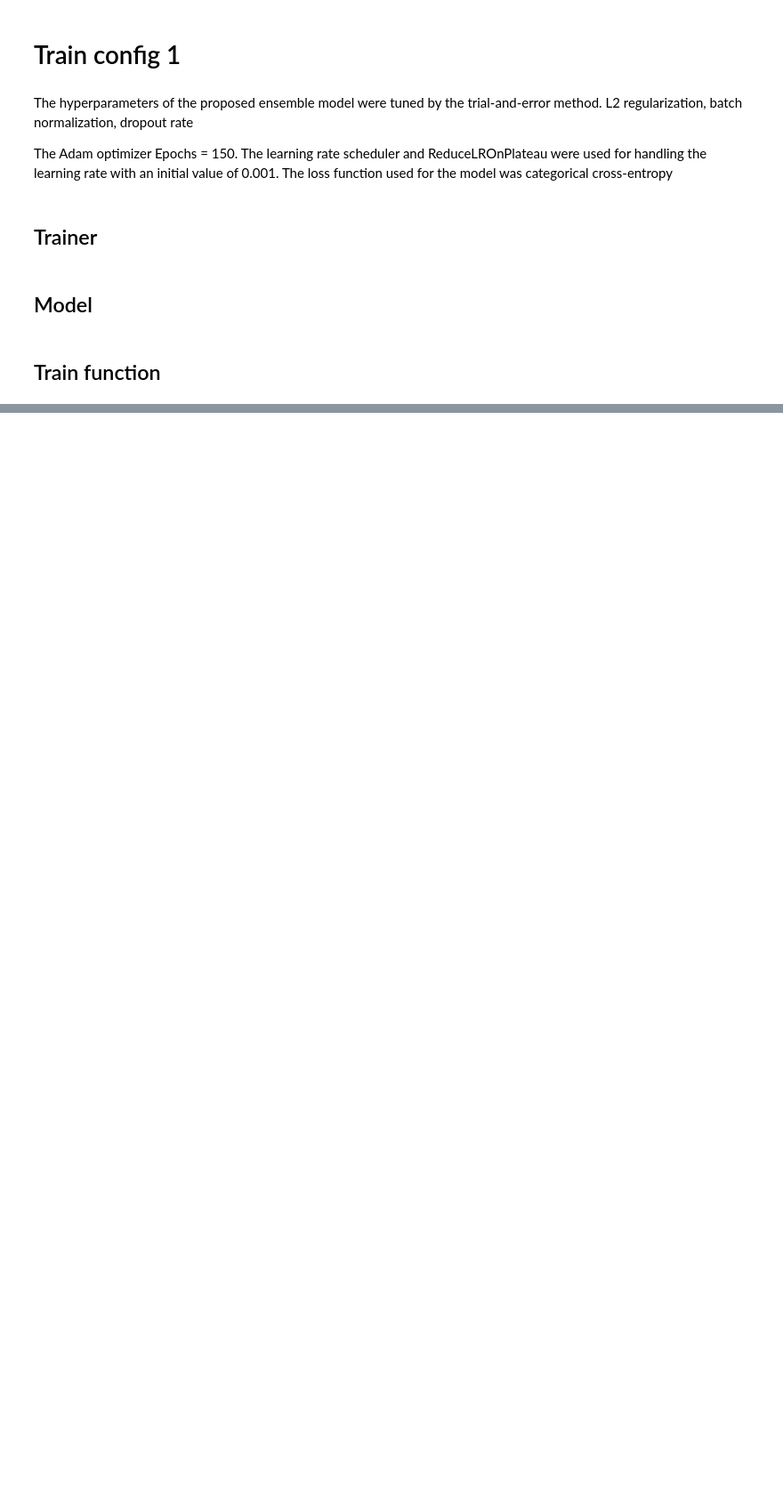
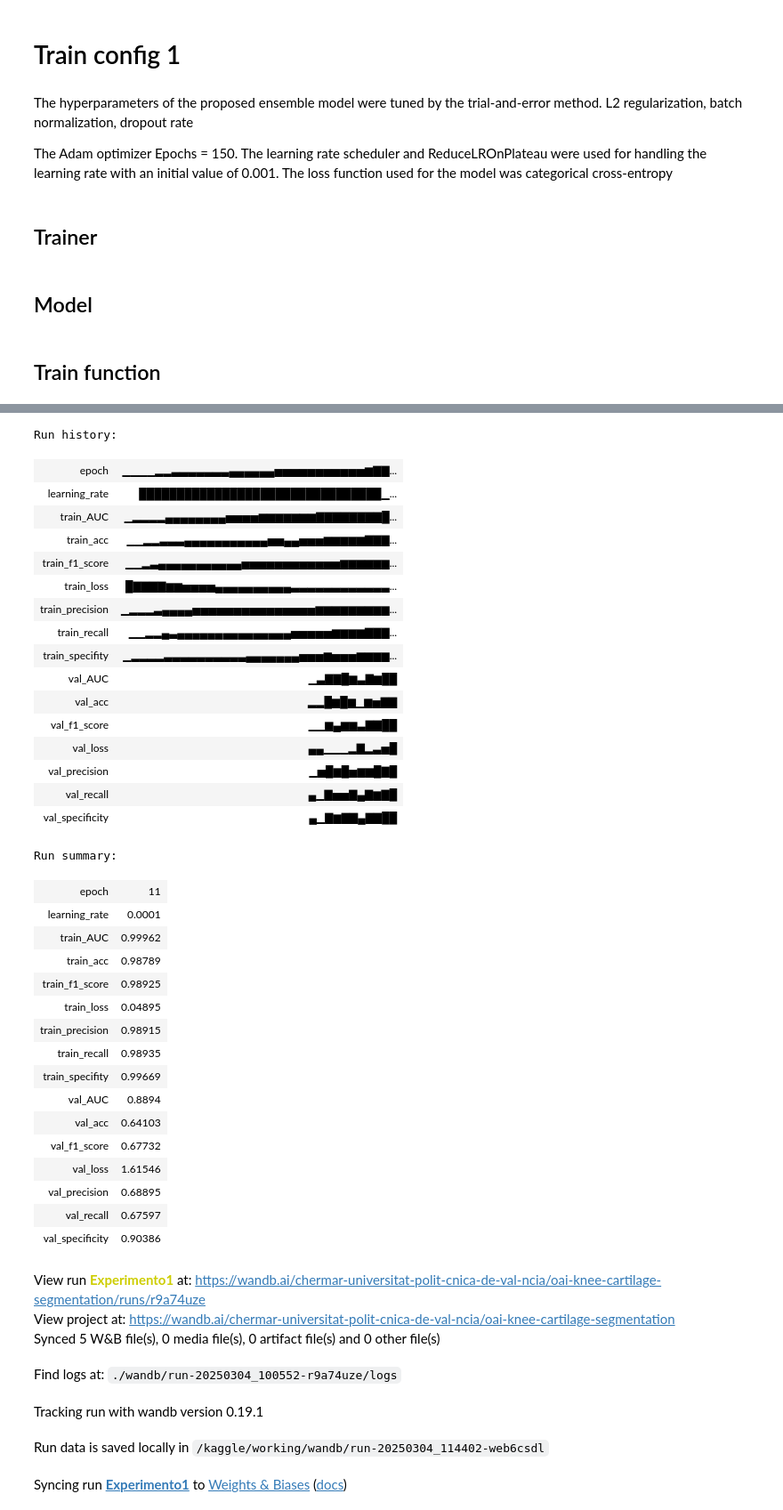
Before and after one commit to Tempus23/Radiography_TFG, a Jupyter notebook: Capitulo3.ipynb, the cells around one changed output, grey strips where cells are left out. Shown at 89% size. Cells and saved outputs as stored; diff of their text form; code cells hidden in the pictures; blank space fills up the shorter version.

Commit message:
Kaggle Notebook | experiment1 | Version 1

```diff
--- a/Capitulo3.ipynb
+++ b/Capitulo3.ipynb
@@ -318,14 +318,13 @@ from torchvision import transforms
 import matplotlib.pyplot as plt
 
 class DatasetExperiment1(Dataset):
-    def __init__(self, mode='train', batch_size=32, local = False, path = SPLIT_OAI_PATH):
+    def __init__(self, mode='train', batch_size=32, local = False, path = ''):
         """
         Args:
             mode (str): 'train', 'val' o 'test'.
             transform: Transformaciones de torchvision a aplicar a las imágenes.
         """
         assert mode in ['train', 'val', 'test'], "Mode must be 'train', 'val', or 'test'"
-
         if local:
             print("LOCAL MODE ENABLED")
 
@@ -814,7 +814,7 @@ def train_model(model, trainer, train_dataset, val_dataset, epochs=5, transform=
             # track hyperparameters and run metadata
             config={
                 "model": model.name,
-                "Batch_size": trainer.batch_size,
+                "Batch_size": train_dataset.batch_size,
                 "learning_rate": trainer.learning_rate,
                 "L1": trainer.L1,
                 "L2": trainer.L2,
@@ -953,17 +953,21 @@ def test_model(model, test_loader, trainer, device, wdb=False):
 
     trainer.restart_epoch(plot = True)
 # %%
-BATCH_SIZE = 10
+import os
+from torch.utils.data import DataLoader, Dataset
+from torchvision import transforms
+import matplotlib.pyplot as plt
+BATCH_SIZE = 128
 LEARNING_RATE = 0.001
 FACTOR = 0.1
 L1 = 0.00
-L2 = 0.00
+L2 = 0.0001
 PATIENCE = 5
 BETAS=(0.9, 0.999)
+DATASET_PATH = '/kaggle/input/aug-oai-capitulo3/augmented_oai'
+device = torch.device("cuda" if torch.cuda.is_available() else "cpu")
+train_dataset = DatasetExperiment1('train', batch_size=BATCH_SIZE, local=False, path = DATASET_PATH)
+val_dataset = DatasetExperiment1('val', batch_size=BATCH_SIZE, local=False, path = DATASET_PATH)
 
-device = torch.device("cuda" if torch.cuda.is_available() else "cpu")
-train_dataset = DatasetExperiment1('train', batch_size=BATCH_SIZE, local=True)
-val_dataset = DatasetExperiment1('val', batch_size=BATCH_SIZE, local=True)
-
-model = ResNet50Model(num_classes=len(dataset.classes), dropout_rate=0)
+model = ResNet50Model(num_classes=len(train_dataset.classes), dropout_rate=0)
 trainer = Classification(model, device, L1=L1, L2=L2, lr=LEARNING_RATE, patience=PATIENCE, factor=FACTOR, betas=BETAS)
@@ -973,2 +973,0 @@ LOCAL MODE ENABLED
-# %%
-train_model(model, trainer, train_dataset, val_dataset, epochs=4, device=device, save_model = "experimento1", name="Experimento1", wdb=False, local=True)
@@ -977,0 +982,5 @@ AttributeError: 'Classification' object has no attribute 'plot'
+# %%
+# Primera prueba para ver el entrenamiento
+# He probado antes en local para ver como alcanzaba un 100% de acc y 0.001 de loss con pocos datos
+train_model(model, trainer, train_dataset, val_dataset, epochs=40, device=device, save_model = "experimento1.1", name="Experimento1", wdb=True, local=False)
+# %% [output]
@@ -977,0 +988,41 @@ AttributeError: 'Classification' object has no attribute 'plot'
+Run history:
+| epoch | ▁▁▁▁▂▂▃▃▃▃▃▃▃▄▄▄▄▄▄▅▅▅▅▅▅▅▅▅▅▅▆▇▇... |
+| learning_rate | ████████████████████████████████▁... |
+| train_AUC | ▁▂▂▂▂▄▄▄▄▄▄▄▄▅▅▅▅▆▆▆▆▆▆▆▇▇▇▇▇▇▇▇█... |
+| train_acc | ▁▁▂▂▃▃▃▄▄▄▄▄▄▄▄▄▄▄▅▅▄▄▅▅▅▆▆▆▆▆▇▇▇... |
+| train_f1_score | ▁▁▂▃▄▄▄▄▄▄▄▄▄▄▄▅▅▅▅▅▅▅▅▅▅▅▅▆▆▆▆▆▆... |
+| train_loss | █▇▇▇▇▆▆▅▅▅▅▄▄▄▄▄▄▄▄▄▄▃▃▃▃▃▃▃▃▃▃▃▃... |
+| train_precision | ▁▂▂▂▃▄▄▄▄▅▅▅▅▅▅▅▅▅▅▅▅▅▅▅▆▆▆▆▆▆▆▆▆... |
+| train_recall | ▁▁▂▂▄▃▄▄▄▄▄▄▄▄▄▄▄▄▄▄▄▅▅▅▅▅▆▆▆▆▇▇▇... |
+| train_specifity | ▁▂▂▂▂▃▃▃▃▃▃▃▃▃▃▄▄▄▄▄▄▄▅▅▅▆▅▅▅▆▆▆▆... |
+| val_AUC | ▁▃▇▇█▆▃▇▆██ |
+| val_acc | ▂▂█▆█▆▁▆▅▇▇ |
+| val_f1_score | ▁▁▆▄▆▆▃▇▇██ |
+| val_loss | ▄▄▁▁▁▂▇▂▃▅█ |
+| val_precision | ▁▅█▆█▅▆▆█▇█ |
+| val_recall | ▄▁▇▅▅▇▄▇▆▇█ |
+| val_specificity | ▄▁▇▆▇▇▄▇▇██ |
+Run summary:
+| epoch | 11 |
+| learning_rate | 0.0001 |
+| train_AUC | 0.99962 |
+| train_acc | 0.98789 |
+| train_f1_score | 0.98925 |
+| train_loss | 0.04895 |
+| train_precision | 0.98915 |
+| train_recall | 0.98935 |
+| train_specifity | 0.99669 |
+| val_AUC | 0.8894 |
+| val_acc | 0.64103 |
+| val_f1_score | 0.67732 |
+| val_loss | 1.61546 |
+| val_precision | 0.68895 |
+| val_recall | 0.67597 |
+| val_specificity | 0.90386 |
+View run Experimento1 at: https://wandb.ai/chermar-universitat-polit-cnica-de-val-ncia/oai-knee-cartilage-segmentation/runs/r9a74uze
+View project at: https://wandb.ai/chermar-universitat-polit-cnica-de-val-ncia/oai-knee-cartilage-segmentation
+Synced 5 W&B file(s), 0 media file(s), 0 artifact file(s) and 0 other file(s)
+Find logs at: ./wandb/run-20250304_100552-r9a74uze/logs
+Tracking run with wandb version 0.19.1
+Run data is saved locally in /kaggle/working/wandb/run-20250304_114402-web6csdl
+Syncing run Experimento1 to Weights & Biases (docs)
```
Also changed, not shown: parts of 7 cells of this notebook.
